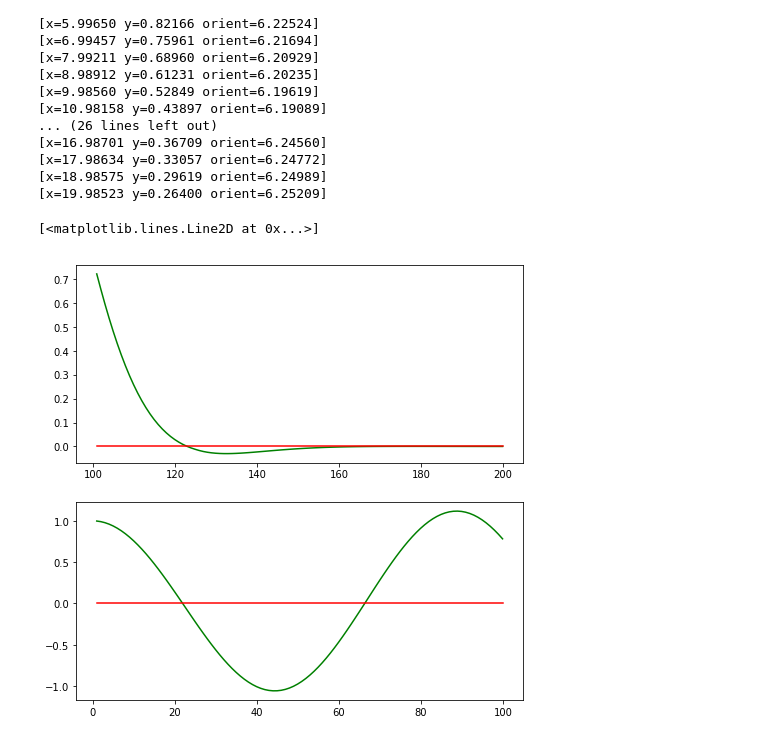
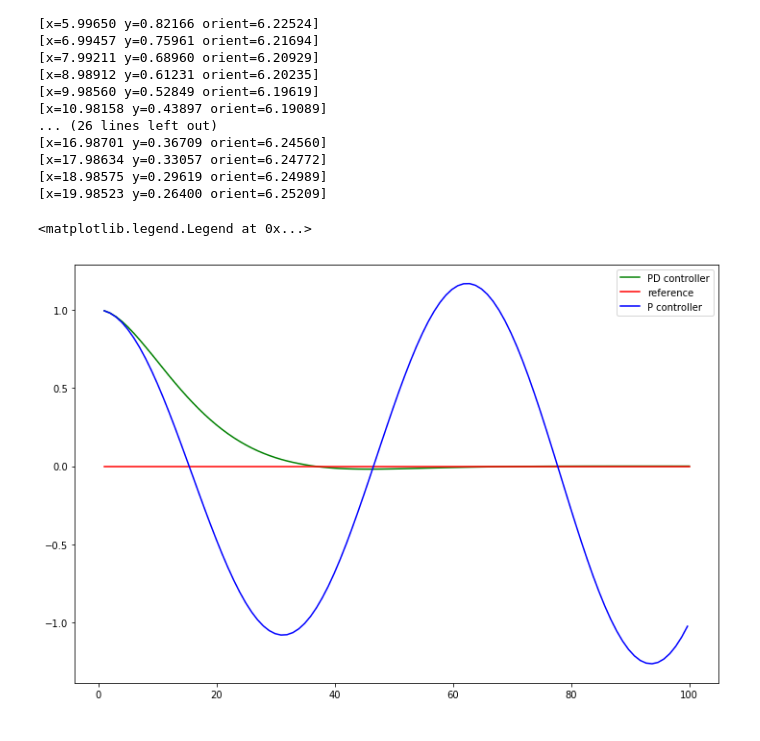
Before and after one commit to pl80tech/CarND-PID-Control-Project, a Jupyter notebook: test_code/L13_07_PD_Controller.ipynb, the cells around one changed output. Cells and saved outputs as stored; diff of their text form; code cells hidden in the pictures.

Commit message:
Plot P & PD controller in same figure

```diff
--- a/test_code/L13_07_PD_Controller.ipynb
+++ b/test_code/L13_07_PD_Controller.ipynb
@@ -171,11 +171,11 @@ n = len(x_trajectory)
 [x=18.98575 y=0.29619 orient=6.24989]
 [x=19.98523 y=0.26400 orient=6.25209]
 # %%
-fig, (ax1, ax2) = plt.subplots(2, 1, figsize=(8, 8))
-ax1.plot(x_trajectory, y_trajectory, 'g', label='PD controller')
-ax1.plot(x_trajectory, np.zeros(n), 'r', label='reference')
-ax2.plot(x_trajectory_p, y_trajectory_p, 'g', label='PD controller')
-ax2.plot(x_trajectory_p, np.zeros(n_p), 'r', label='reference')
+fig, ax = plt.subplots(1, 1, figsize=(12, 8))
+ax.plot(x_trajectory, y_trajectory, 'g', label='PD controller')
+ax.plot(x_trajectory, np.zeros(n), 'r', label='reference')
+ax.plot(x_trajectory_p, y_trajectory_p, 'b', label='P controller')
+ax.legend(loc='upper right')
 # %% [output]
-[<matplotlib.lines.Line2D at 0x...>]
+<matplotlib.legend.Legend at 0x...>
-[figure, old version]
+[figure, new version]
```
